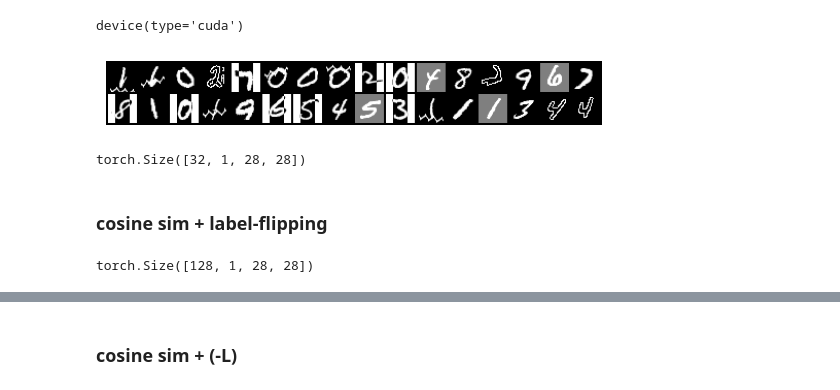
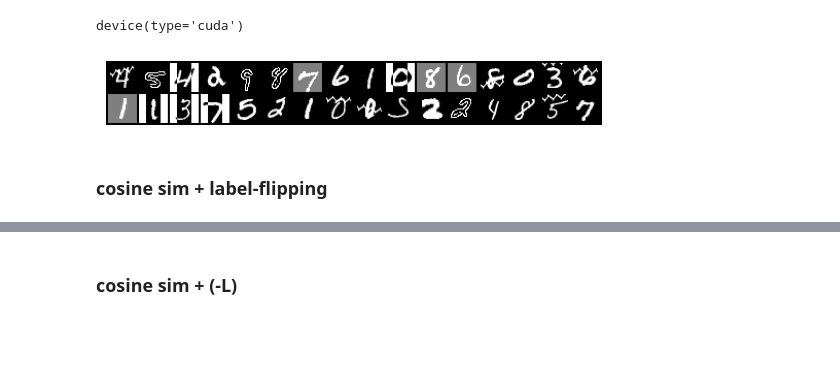
Before and after one commit to scotsun/clear-vae, a Jupyter notebook: contrastive-vae/demo_cdvae.ipynb, the cells around one changed output, grey strips where cells are left out. Saved outputs shown, nothing was run; the diff lists cells and outputs as text; code cells hidden in the pictures; blank space fills up the shorter version.

```diff
--- a/contrastive-vae/demo_cdvae.ipynb
+++ b/contrastive-vae/demo_cdvae.ipynb
@@ -65,24 +65,20 @@ dataset = CMNIST(
 test, train = random_split(dataset, [32, len(dataset) - 32])
 valid, train = random_split(train, [10000, len(train) - 10000])
 # %%
-test_loader = DataLoader(test, batch_size=32, shuffle=False)
+test_loader = DataLoader(test, batch_size=32, shuffle=True)
 
 
 X, label, _ = next(iter(test_loader))
 X = X.to(device)
 label = label.to(device)
 
 plt.imshow(
     make_grid(X.cpu(), nrow=16).permute(1, 2, 0)
 )
 plt.axis('off')
 plt.show()
 # %% [output]
-[figure, old version]
+[figure, new version]
-# %%
-X.shape
-# %% [output]
-torch.Size([32, 1, 28, 28])
 # %% [markdown]
 ### cosine sim + label-flipping
 # %%
@@ -104,8 +100,4 @@ trainer = CDVAETrainer(
     verbose_period=5,
     device=device,
 )
-# %%
-next(iter(dataloader))[0].shape
-# %% [output]
-torch.Size([128, 1, 28, 28])
 # %%
```
Also changed, not shown: parts of 34 cells of this notebook.
